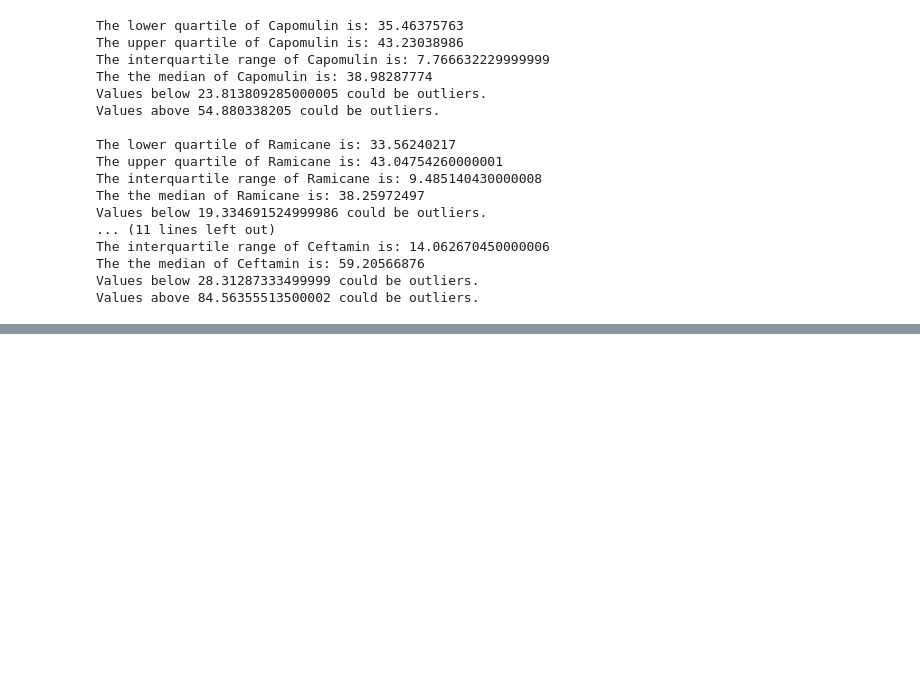
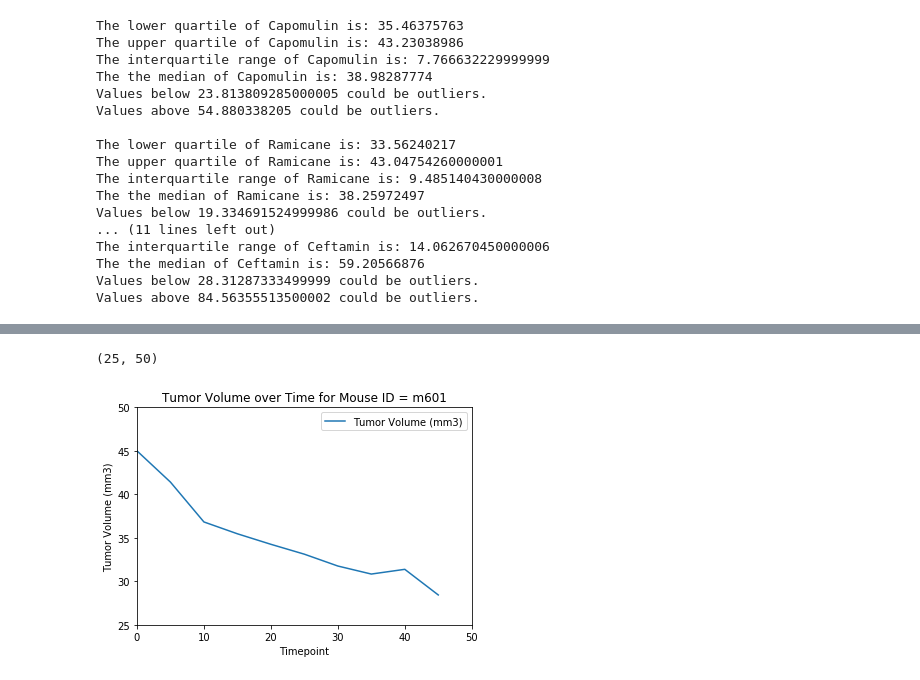
Before and after one commit to dborowski16/matplotlib-challenge, a Jupyter notebook: Pymaceuticals/Pymaceuticals.ipynb, the cells around one changed output, grey strips where cells are left out. Drawn from its saved outputs; the diff is of its cells as text; code cells hidden in the pictures; blank space fills up the shorter version.

```diff
--- a/Pymaceuticals/Pymaceuticals.ipynb
+++ b/Pymaceuticals/Pymaceuticals.ipynb
@@ -274,0 +276,13 @@ Text(0.5, 0, 'Drug Regimen')
+# %%
+cap_ms = cln_df[cln_df['Mouse ID']=='m601']
+cap_ms = cap_ms.loc[:,['Timepoint','Tumor Volume (mm3)']]
+cap_ms
+
+cap_ms.plot(kind='line',x='Timepoint', y='Tumor Volume (mm3)')
+plt.title('Tumor Volume over Time for Mouse ID = m601')
+plt.ylabel('Tumor Volume (mm3)')
+plt.xlim(0,50)
+plt.ylim(25,50)
+# %% [output]
+(25, 50)
+[figure, added]
```
Also changed, not shown: parts of 6 cells of this notebook.
